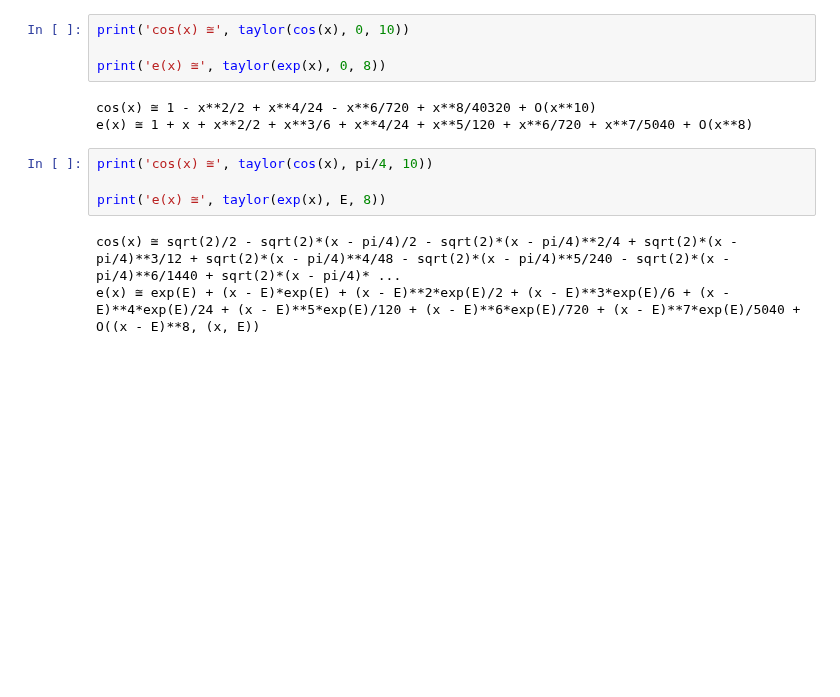
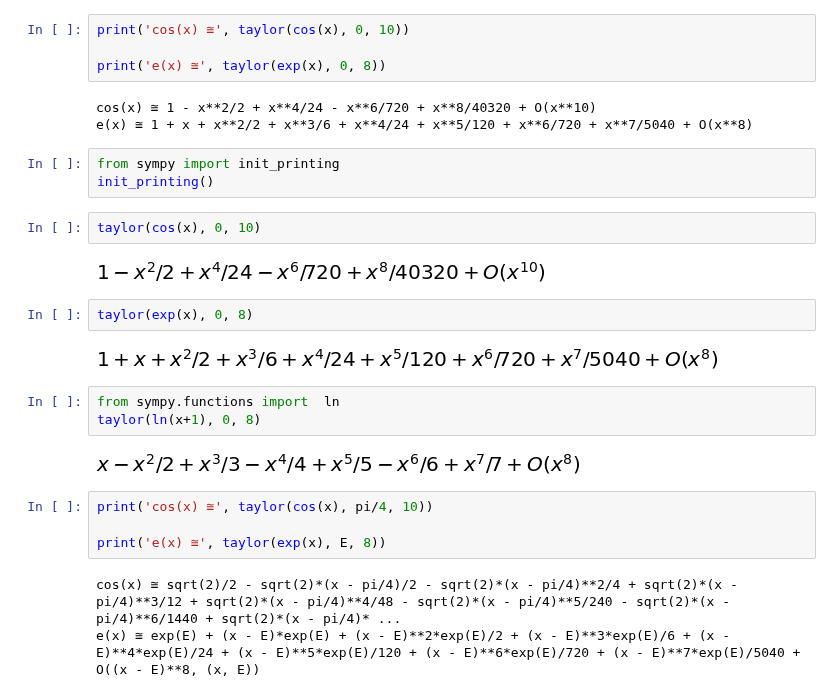
Before and after one commit to gjhernandezp/NM, a Jupyter notebook: Taylor Series/TaylorSymPy.ipynb, the cells around one changed output. Cells and saved outputs as stored; diff of their text form; blank space fills up the shorter version.

```diff
--- a/Taylor Series/TaylorSymPy.ipynb
+++ b/Taylor Series/TaylorSymPy.ipynb
@@ -27,6 +27,22 @@ print('e(x) ≅', taylor(exp(x), 0, 8))
 # %% [output]
 cos(x) ≅ 1 - x**2/2 + x**4/24 - x**6/720 + x**8/40320 + O(x**10)
 e(x) ≅ 1 + x + x**2/2 + x**3/6 + x**4/24 + x**5/120 + x**6/720 + x**7/5040 + O(x**8)
+# %%
+from sympy import init_printing
+init_printing()
+# %%
+taylor(cos(x), 0, 10)
+# %% [output]
+[figure, added]
+# %%
+taylor(exp(x), 0, 8)
+# %% [output]
+[figure, added]
+# %%
+from sympy.functions import  ln
+taylor(ln(x+1), 0, 8)
+# %% [output]
+[figure, added]
 # %%
 print('cos(x) ≅', taylor(cos(x), pi/4, 10))
 
```
Also changed, not shown: parts of 2 cells of this notebook.
